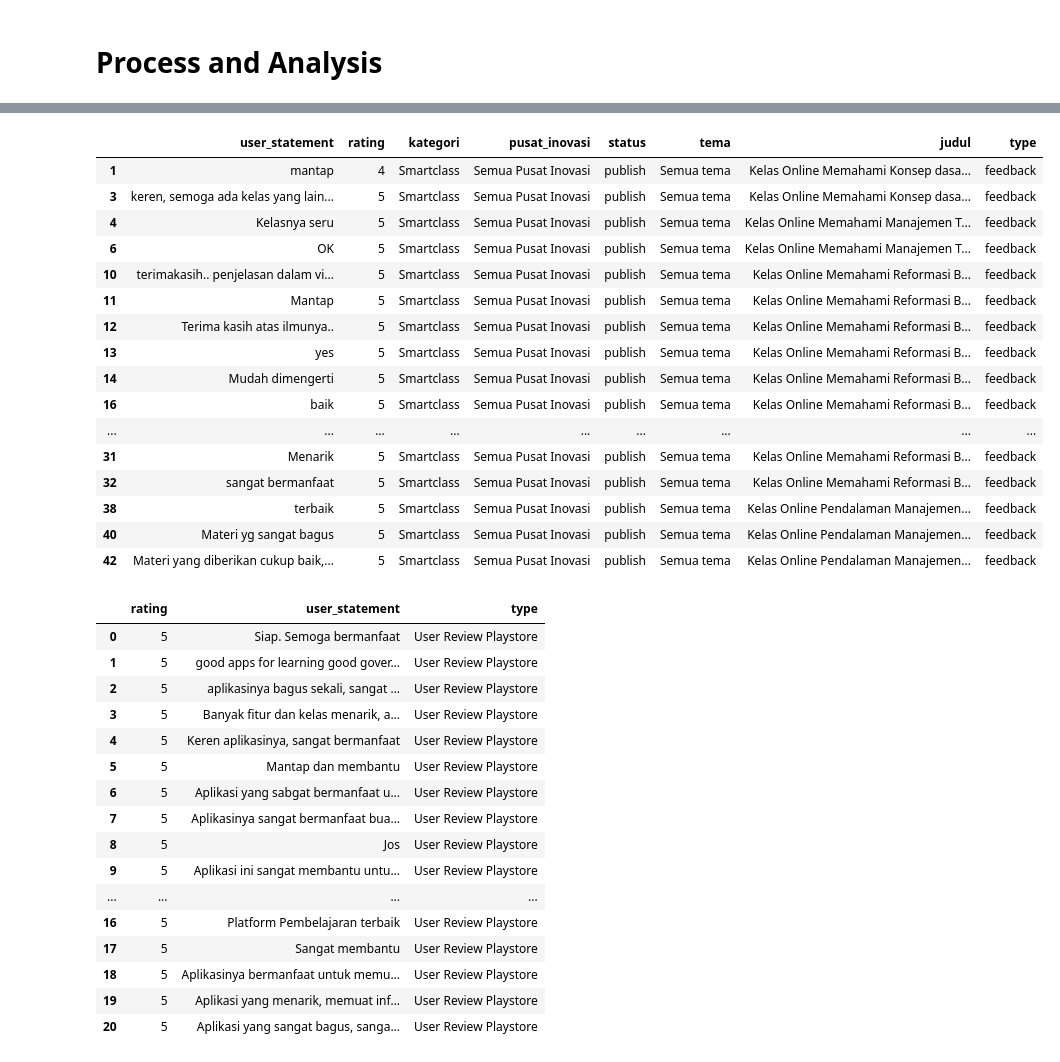
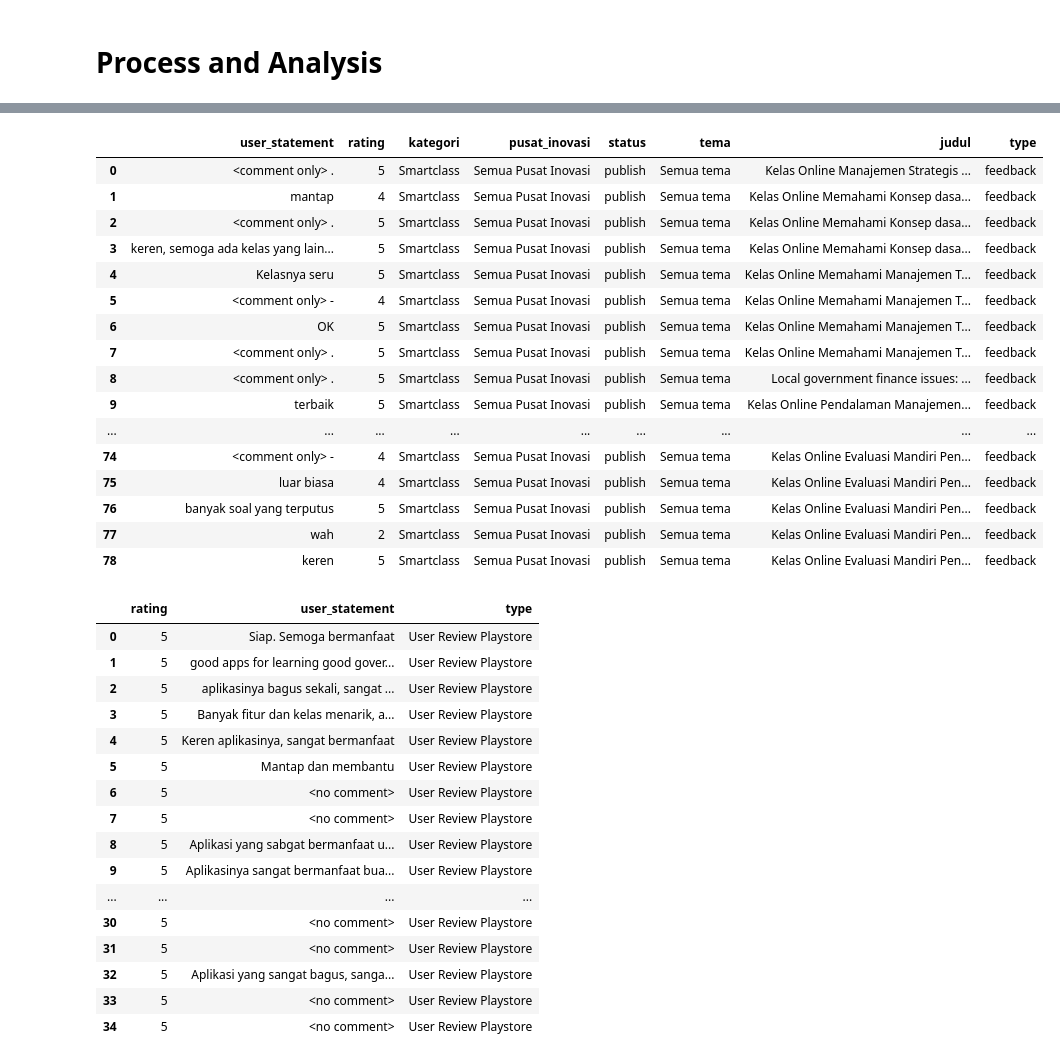
Before and after one commit to akhfzl/Scrapping-by-system, a Jupyter notebook: transform.ipynb, the cells around one changed output, grey strips where cells are left out. Cells and saved outputs as stored; diff of their text form; code cells hidden in the pictures.

```diff
--- a/transform.ipynb
+++ b/transform.ipynb
@@ -8,3 +17,8 @@ import json, os, csv
+# %%
+pd.set_option('display.max_columns', None)
+pd.set_option('display.max_colwidth', None)
+pd.set_option('display.max_rows', 100)
+pd.set_option('display.width', 200)
 # %% [markdown]
 # Process and Analysis
 # %%
@@ -28,26 +48,30 @@ df_comments
 # %%
+def ganti_karakter_spesial(text):
+    if re.fullmatch(r'[-.,!? ]+', text):
+        return f"<comment only> {text.strip()}"
+    return text
+
 df_feedback['user_statement'] = df_feedback['user_statement'].astype(str).str.strip()
-df_feedback = df_feedback[~df_feedback['user_statement'].str.fullmatch(r'[-.,!? ]+')]
-df_feedback = df_feedback.drop_duplicates(subset=['user_statement'])
+df_feedback['user_statement'] = df_feedback['user_statement'].apply(ganti_karakter_spesial)
 df_feedback
 # %% [output]
 |  | user_statement | rating | kategori | pusat_inovasi | status | tema | judul | type |
+| 0 | <comment only> . | 5 | Smartclass | Semua Pusat Inovasi | publish | Semua tema | Kelas Online Manajemen Strategis ... | feedback |
 | 1 | mantap | 4 | Smartclass | Semua Pusat Inovasi | publish | Semua tema | Kelas Online Memahami Konsep dasa... | feedback |
+| 2 | <comment only> . | 5 | Smartclass | Semua Pusat Inovasi | publish | Semua tema | Kelas Online Memahami Konsep dasa... | feedback |
 | 3 | keren, semoga ada kelas yang lain... | 5 | Smartclass | Semua Pusat Inovasi | publish | Semua tema | Kelas Online Memahami Konsep dasa... | feedback |
 | 4 | Kelasnya seru | 5 | Smartclass | Semua Pusat Inovasi | publish | Semua tema | Kelas Online Memahami Manajemen T... | feedback |
+| 5 | <comment only> - | 4 | Smartclass | Semua Pusat Inovasi | publish | Semua tema | Kelas Online Memahami Manajemen T... | feedback |
 | 6 | OK | 5 | Smartclass | Semua Pusat Inovasi | publish | Semua tema | Kelas Online Memahami Manajemen T... | feedback |
-| 10 | terimakasih.. penjelasan dalam vi... | 5 | Smartclass | Semua Pusat Inovasi | publish | Semua tema | Kelas Online Memahami Reformasi B... | feedback |
-| 11 | Mantap | 5 | Smartclass | Semua Pusat Inovasi | publish | Semua tema | Kelas Online Memahami Reformasi B... | feedback |
-| 12 | Terima kasih atas ilmunya.. | 5 | Smartclass | Semua Pusat Inovasi | publish | Semua tema | Kelas Online Memahami Reformasi B... | feedback |
-| 13 | yes | 5 | Smartclass | Semua Pusat Inovasi | publish | Semua tema | Kelas Online Memahami Reformasi B... | feedback |
-| 14 | Mudah dimengerti | 5 | Smartclass | Semua Pusat Inovasi | publish | Semua tema | Kelas Online Memahami Reformasi B... | feedback |
-| 16 | baik | 5 | Smartclass | Semua Pusat Inovasi | publish | Semua tema | Kelas Online Memahami Reformasi B... | feedback |
+| 7 | <comment only> . | 5 | Smartclass | Semua Pusat Inovasi | publish | Semua tema | Kelas Online Memahami Manajemen T... | feedback |
+| 8 | <comment only> . | 5 | Smartclass | Semua Pusat Inovasi | publish | Semua tema | Local government finance issues: ... | feedback |
+| 9 | terbaik | 5 | Smartclass | Semua Pusat Inovasi | publish | Semua tema | Kelas Online Pendalaman Manajemen... | feedback |
 | ... | ... | ... | ... | ... | ... | ... | ... | ... |
-| 31 | Menarik | 5 | Smartclass | Semua Pusat Inovasi | publish | Semua tema | Kelas Online Memahami Reformasi B... | feedback |
-| 32 | sangat bermanfaat | 5 | Smartclass | Semua Pusat Inovasi | publish | Semua tema | Kelas Online Memahami Reformasi B... | feedback |
-| 38 | terbaik | 5 | Smartclass | Semua Pusat Inovasi | publish | Semua tema | Kelas Online Pendalaman Manajemen... | feedback |
-| 40 | Materi yg sangat bagus | 5 | Smartclass | Semua Pusat Inovasi | publish | Semua tema | Kelas Online Pendalaman Manajemen... | feedback |
-| 42 | Materi yang diberikan cukup baik,... | 5 | Smartclass | Semua Pusat Inovasi | publish | Semua tema | Kelas Online Pendalaman Manajemen... | feedback |
+| 74 | <comment only> - | 4 | Smartclass | Semua Pusat Inovasi | publish | Semua tema | Kelas Online Evaluasi Mandiri Pen... | feedback |
+| 75 | luar biasa | 4 | Smartclass | Semua Pusat Inovasi | publish | Semua tema | Kelas Online Evaluasi Mandiri Pen... | feedback |
+| 76 | banyak soal yang terputus | 5 | Smartclass | Semua Pusat Inovasi | publish | Semua tema | Kelas Online Evaluasi Mandiri Pen... | feedback |
+| 77 | wah | 2 | Smartclass | Semua Pusat Inovasi | publish | Semua tema | Kelas Online Evaluasi Mandiri Pen... | feedback |
+| 78 | keren | 5 | Smartclass | Semua Pusat Inovasi | publish | Semua tema | Kelas Online Evaluasi Mandiri Pen... | feedback |
 # %%
 df_comments.to_csv('data/results/scrapping-comments.csv', index=False)
 df_feedback.to_csv('data/results/scrapping-feedback.csv', index=False)
@@ -79,7 +103,8 @@ df_review = df_review.rename(columns={'Star Rating': 'rating', 'Review Text': 'u
 df_review['user_statement'] = df_review['user_statement'].astype(str).str.strip()
 df_review['user_statement'] = df_review['user_statement'].replace('', pd.NA)
 df_review['type'] = 'User Review Playstore'
-df_review = df_review.dropna(subset=['user_statement']).reset_index(drop=True)
+df_review['user_statement'] = df_review['user_statement'].fillna('<no comment>')
+df_review = df_review.reset_index(drop=True)
 
 df_review
 # %% [output]
@@ -90,16 +115,16 @@ df_review
 | 3 | 5 | Banyak fitur dan kelas menarik, a... | User Review Playstore |
 | 4 | 5 | Keren aplikasinya, sangat bermanfaat | User Review Playstore |
 | 5 | 5 | Mantap dan membantu | User Review Playstore |
-| 6 | 5 | Aplikasi yang sabgat bermanfaat u... | User Review Playstore |
-| 7 | 5 | Aplikasinya sangat bermanfaat bua... | User Review Playstore |
-| 8 | 5 | Jos | User Review Playstore |
-| 9 | 5 | Aplikasi ini sangat membantu untu... | User Review Playstore |
+| 6 | 5 | <no comment> | User Review Playstore |
+| 7 | 5 | <no comment> | User Review Playstore |
+| 8 | 5 | Aplikasi yang sabgat bermanfaat u... | User Review Playstore |
+| 9 | 5 | Aplikasinya sangat bermanfaat bua... | User Review Playstore |
 | ... | ... | ... | ... |
-| 16 | 5 | Platform Pembelajaran terbaik | User Review Playstore |
-| 17 | 5 | Sangat membantu | User Review Playstore |
-| 18 | 5 | Aplikasinya bermanfaat untuk memu... | User Review Playstore |
-| 19 | 5 | Aplikasi yang menarik, memuat inf... | User Review Playstore |
-| 20 | 5 | Aplikasi yang sangat bagus, sanga... | User Review Playstore |
+| 30 | 5 | <no comment> | User Review Playstore |
+| 31 | 5 | <no comment> | User Review Playstore |
+| 32 | 5 | Aplikasi yang sangat bagus, sanga... | User Review Playstore |
+| 33 | 5 | <no comment> | User Review Playstore |
+| 34 | 5 | <no comment> | User Review Playstore |
 # %%
 df_join = pd.concat([df_review, new_df], axis=0)
 df_join = df_join.drop(['judul', 'kategori', 'pusat_inovasi', 'status', 'tema'], axis=1)
```
Also changed, not shown: parts of 7 cells of this notebook, 1 other file.
